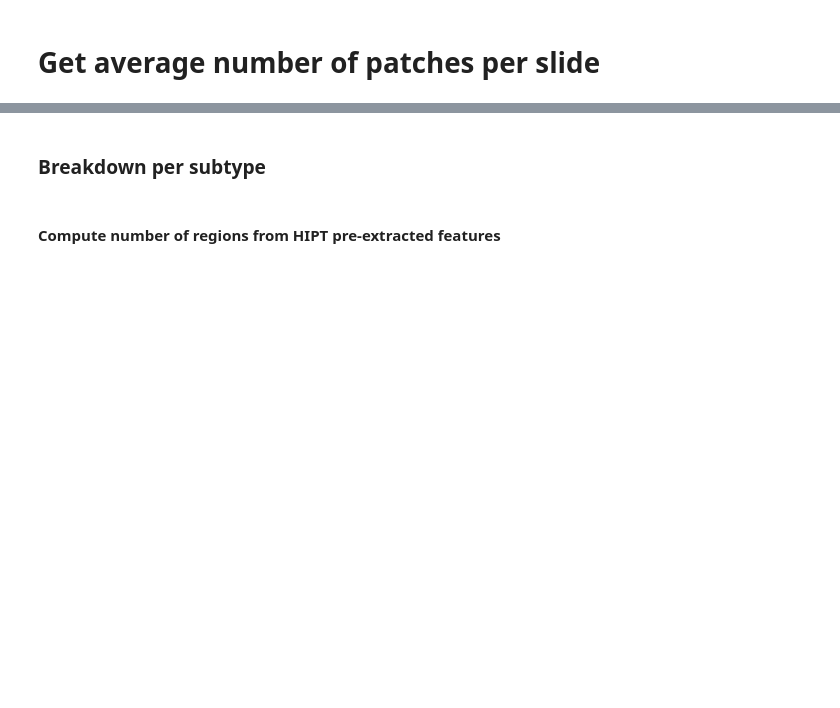
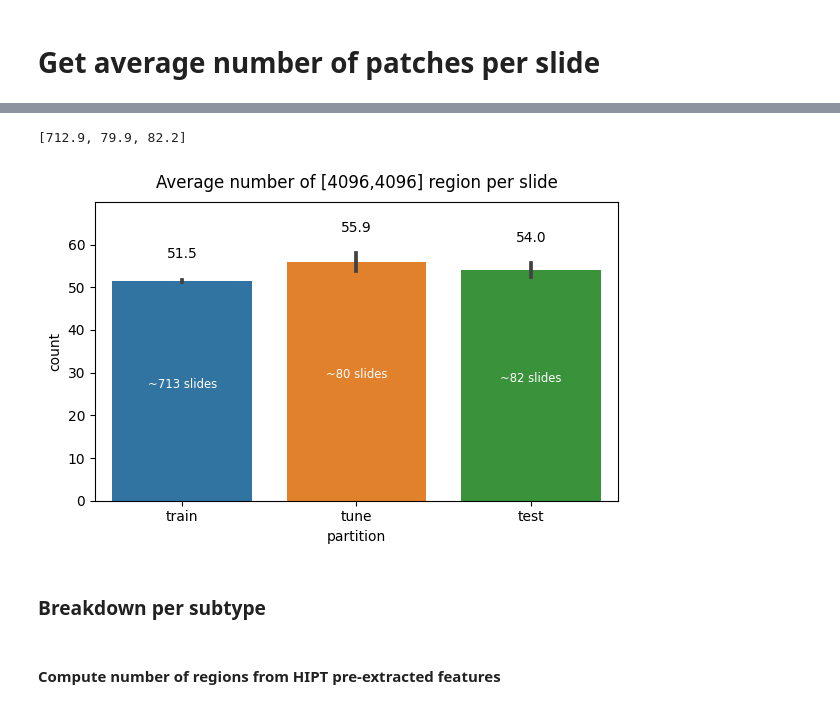
Before and after one commit to clemsgrs/hipt, a Jupyter notebook: notebooks/number_of_regions.ipynb, the cells around one changed output, grey strips where cells are left out. Cells and saved outputs as stored; diff of their text form; code cells hidden in the pictures; blank space fills up the shorter version.

```diff
--- a/notebooks/number_of_regions.ipynb
+++ b/notebooks/number_of_regions.ipynb
@@ -15,7 +17,7 @@ os.chdir('/data/pathology/projects/ais-cap/code/git/clemsgrs/hipt')
 root_dir = Path('/data/pathology/projects/ais-cap/code/git/clemsgrs/hs2p')
 # %%
 dataset_name = 'tcga_brca'
-experiment_name = 'otsu_spacing'
+experiment_name = 'otsu'
 patch_dir = Path(root_dir, 'output', dataset_name, experiment_name, 'patches')
 # %%
 patch_size = 4096
@@ -62,33 +84,37 @@ df.head()
 # %%
 avg_nslide = [np.mean(nslide[p]) for p in ['train', 'tune', 'test']]
 avg_nslide
+# %% [output]
+[712.9, 79.9, 82.2]
 # %%
-pad = 10
-save = True
+pad = 5
+save = False
 
 plt.figure(dpi=100)
 ax = sns.barplot(data=df, y='avg_M', x='partition', errorbar='sd')
 for i, p in enumerate(ax.patches):
     errbar = ax.lines[i].get_data()[1]
     std = errbar[1] - errbar[0]
 
     x, y = p.get_x(), p.get_y()
     w, h = p.get_width(), p.get_height()
     txt_x, txt_y = x+w/2, h+std/2+pad
 
     plt.text(txt_x, txt_y, f'{h:.1f}', horizontalalignment='center')
 
     n = avg_nslide[i]
     plt.text(x+w/2, h/2, f'~{n:.0f} slides', horizontalalignment='center', verticalalignment='bottom', fontsize='small', color='white')
 
 plt.xlabel('partition')
 plt.ylabel('count')
 plt.ylim(0,df.avg_M.max()*1.2)
 plt.title(f'Average number of [4096,4096] region per slide', pad=10)
 plt.tight_layout()
 if save:
     plt.savefig('notebooks/avg_M_partion.png', dpi=300)
 plt.show()
+# %% [output]
+[figure, added]
 # %% [markdown]
 ### Breakdown per subtype
 # %%
```
Also changed, not shown: parts of 6 cells of this notebook.
